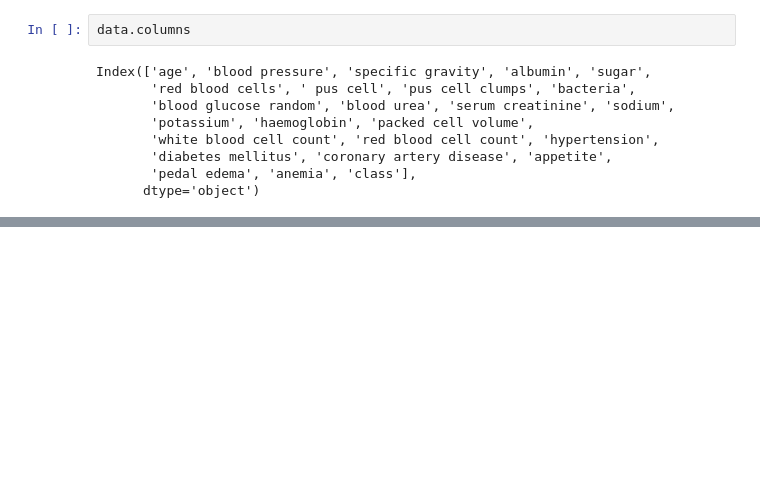
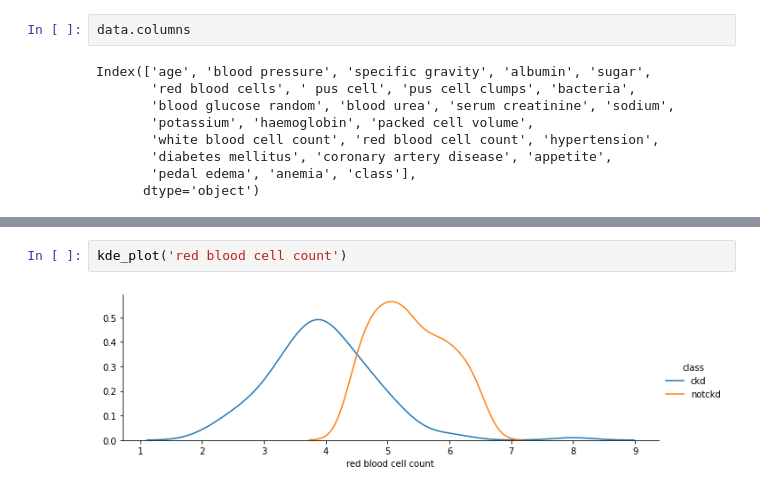
Before and after one commit to Ankit7557/ML_Kidney_Disease, a Jupyter notebook: Kidney_Disease.ipynb, the cells around one changed output, grey strips where cells are left out. Drawn from its saved outputs; the diff is of its cells as text; blank space fills up the shorter version.

```diff
--- a/Kidney_Disease.ipynb
+++ b/Kidney_Disease.ipynb
@@ -302,0 +346,4 @@ px.violin(data,y='red blood cell count',x='class',color='class')
+# %%
+kde_plot('red blood cell count')
+# %% [output]
+[figure, added]
```
Also changed, not shown: parts of 7 cells of this notebook.
